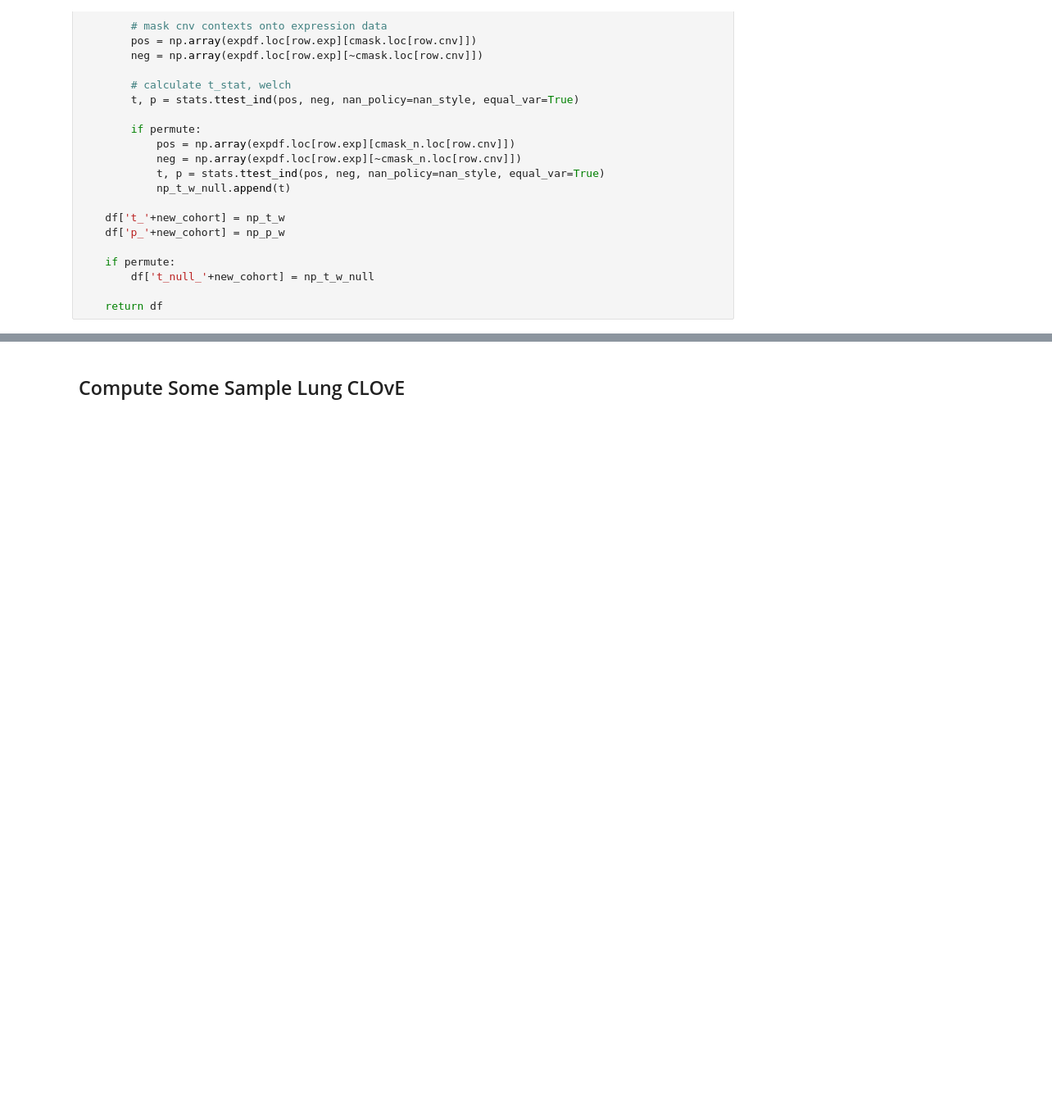
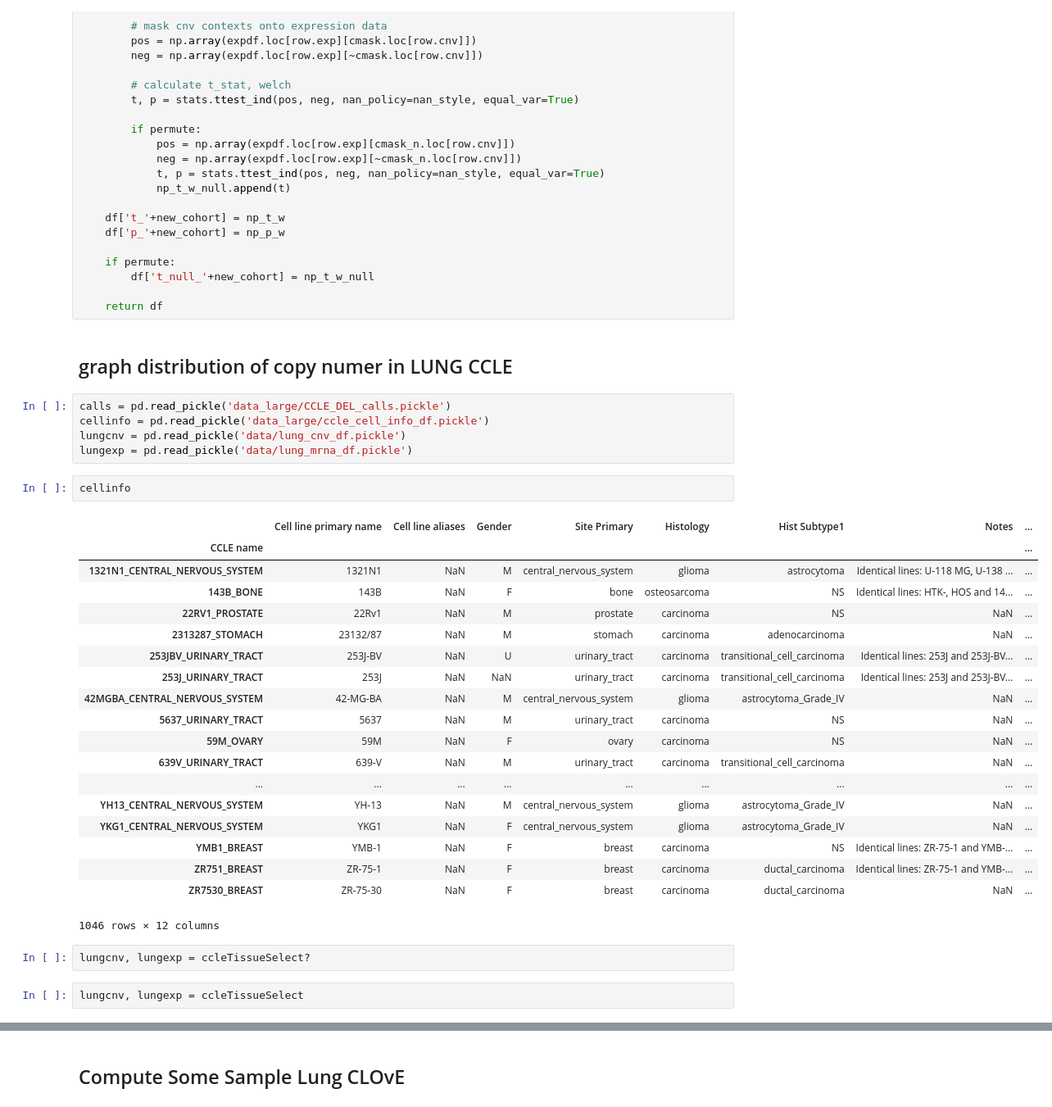
Before and after one commit to thjmattth/clove, a Jupyter notebook: ccle_sandbox.ipynb, the cells around one changed output, grey strips where cells are left out. Shown at 82% size. Cells and saved outputs as stored; diff of their text form; blank space fills up the shorter version.

```diff
--- a/ccle_sandbox.ipynb
+++ b/ccle_sandbox.ipynb
@@ -425,3 +425,36 @@ def matchPairContextStat(expdf, cnvdf, new_cohort, matchdf, match_cohort, nan_st
         df['t_null_'+new_cohort] = np_t_w_null
 
     return df
+# %% [markdown]
+## graph distribution of copy numer in LUNG CCLE
+# %%
+calls = pd.read_pickle('data_large/CCLE_DEL_calls.pickle')
+cellinfo = pd.read_pickle('data_large/ccle_cell_info_df.pickle')
+lungcnv = pd.read_pickle('data/lung_cnv_df.pickle')
+lungexp = pd.read_pickle('data/lung_mrna_df.pickle')
+# %%
+cellinfo
+# %% [output]
+|  | Cell line primary name | Cell line aliases | Gender | Site Primary | Histology | Hist Subtype1 | Notes | ... |
+| CCLE name |  |  |  |  |  |  |  | ... |
+| 1321N1_CENTRAL_NERVOUS_SYSTEM | 1321N1 | NaN | M | central_nervous_system | glioma | astrocytoma | Identical lines: U-118 MG, U-138 ... | ... |
+| 143B_BONE | 143B | NaN | F | bone | osteosarcoma | NS | Identical lines: HTK-, HOS and 14... | ... |
+| 22RV1_PROSTATE | 22Rv1 | NaN | M | prostate | carcinoma | NS | NaN | ... |
+| 2313287_STOMACH | 23132/87 | NaN | M | stomach | carcinoma | adenocarcinoma | NaN | ... |
+| 253JBV_URINARY_TRACT | 253J-BV | NaN | U | urinary_tract | carcinoma | transitional_cell_carcinoma | Identical lines: 253J and 253J-BV... | ... |
+| 253J_URINARY_TRACT | 253J | NaN | NaN | urinary_tract | carcinoma | transitional_cell_carcinoma | Identical lines: 253J and 253J-BV... | ... |
+| 42MGBA_CENTRAL_NERVOUS_SYSTEM | 42-MG-BA | NaN | M | central_nervous_system | glioma | astrocytoma_Grade_IV | NaN | ... |
+| 5637_URINARY_TRACT | 5637 | NaN | M | urinary_tract | carcinoma | NS | NaN | ... |
+| 59M_OVARY | 59M | NaN | F | ovary | carcinoma | NS | NaN | ... |
+| 639V_URINARY_TRACT | 639-V | NaN | M | urinary_tract | carcinoma | transitional_cell_carcinoma | NaN | ... |
+| ... | ... | ... | ... | ... | ... | ... | ... | ... |
+| YH13_CENTRAL_NERVOUS_SYSTEM | YH-13 | NaN | M | central_nervous_system | glioma | astrocytoma_Grade_IV | NaN | ... |
+| YKG1_CENTRAL_NERVOUS_SYSTEM | YKG1 | NaN | F | central_nervous_system | glioma | astrocytoma_Grade_IV | NaN | ... |
+| YMB1_BREAST | YMB-1 | NaN | F | breast | carcinoma | NS | Identical lines: ZR-75-1 and YMB-... | ... |
+| ZR751_BREAST | ZR-75-1 | NaN | F | breast | carcinoma | ductal_carcinoma | Identical lines: ZR-75-1 and YMB-... | ... |
+| ZR7530_BREAST | ZR-75-30 | NaN | F | breast | carcinoma | ductal_carcinoma | NaN | ... |
+1046 rows × 12 columns
+# %%
+lungcnv, lungexp = ccleTissueSelect?
+# %%
+lungcnv, lungexp = ccleTissueSelect
```
Also changed, not shown: parts of 2 cells of this notebook, 3 other files.
